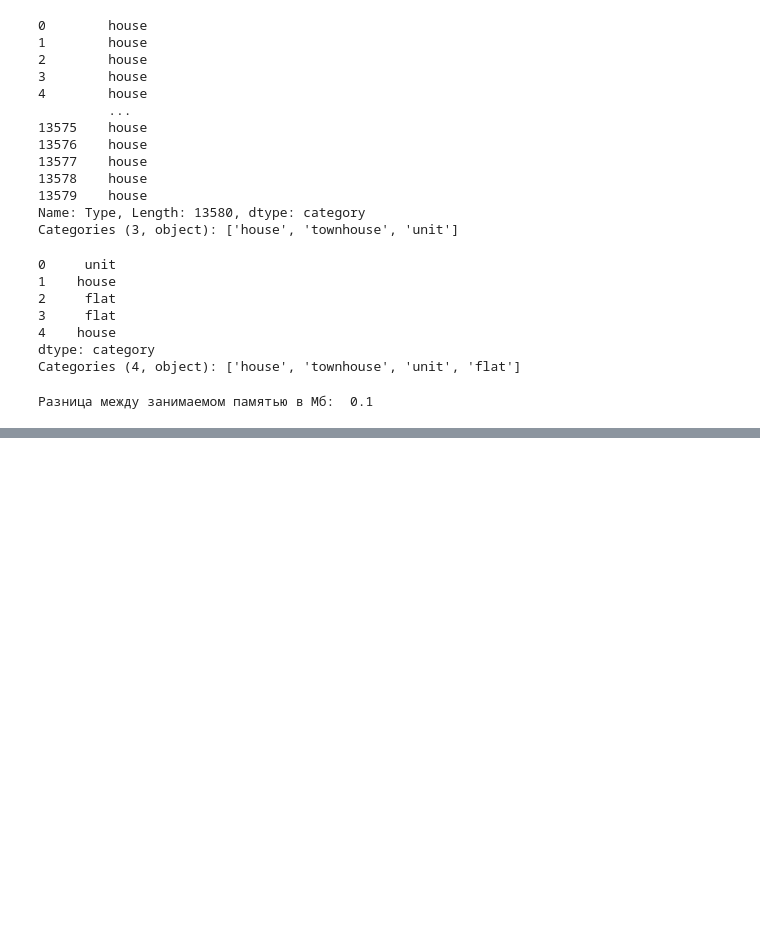
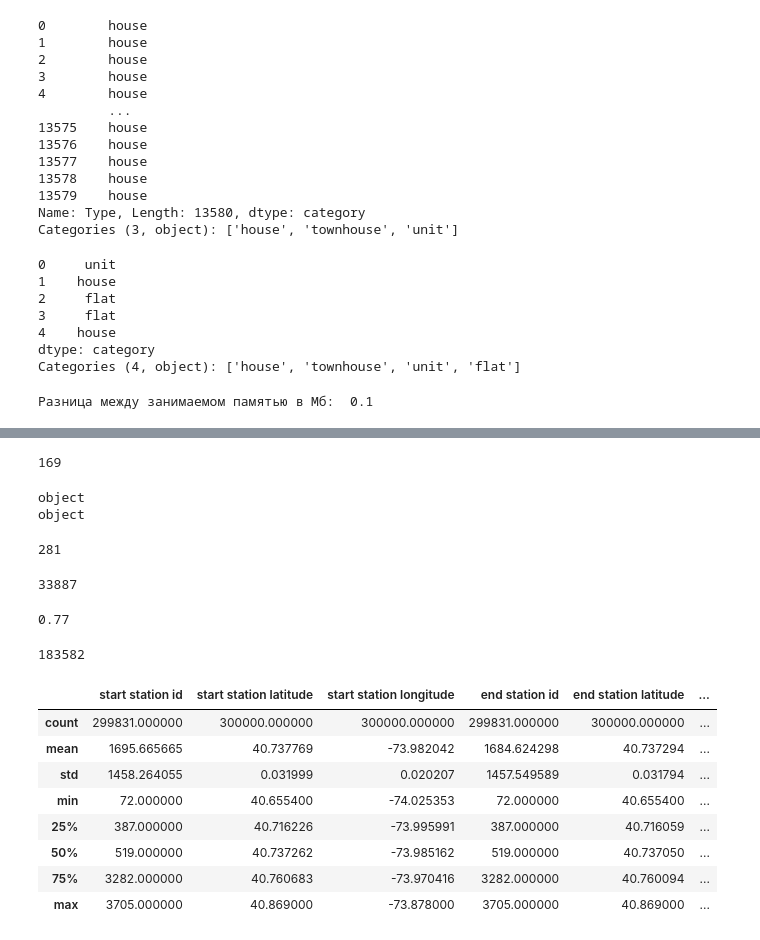
Before and after one commit to thetitorenko/sf_dspr_code, a Jupyter notebook: 01-block/04-python_11/04-python_11.ipynb, the cells around one changed output, grey strips where cells are left out. Drawn from its saved outputs; the diff is of its cells as text; code cells hidden in the pictures; blank space fills up the shorter version.

```diff
--- a/01-block/04-python_11/04-python_11.ipynb
+++ b/01-block/04-python_11/04-python_11.ipynb
@@ -629,0 +632,2 @@ print('Разница между занимаемом памятью в Мб: '
+# %%
+bike_data = pd.read_csv('data/citibike-tripdata.csv')
@@ -629,0 +663,68 @@ print('Разница между занимаемом памятью в Мб: '
+# %%
+# Задание 6.1
+
+# Сколько пропусков в датафрейме на основе столбца 'end station id'
+bike_data.shape[0] - bike_data['end station id'].count()
+# %% [output]
+169
+# %%
+# Задание 6.2
+
+# Тип данных в столбцах 'starttime' и 'stoptime'
+print(bike_data['starttime'].dtypes)
+print(bike_data['stoptime'].dtypes)
+# %% [output]
+object
+object
+# %%
+# Задание 6.3
+
+# Идентификатор самой популярной станции отправления
+round(bike_data['start station id'].mode()[0])
+# %% [output]
+281
+# %%
+# Задание 6.4
+
+# Идентификатор самого популярного велосипеда
+bike_data['bikeid'].mode()[0]
+# %% [output]
+33887
+# %%
+# Задание 6.5
+
+# Создаем маску по самому популярному типу пользователя
+mask = bike_data['usertype'] == bike_data['usertype'].mode()[0]
+
+# Считаем количество пользователей по этому типу
+mode_user_count = bike_data[mask].shape[0]
+
+# Считаем долю пользователей, которые самые популярные
+round(mode_user_count / bike_data.shape[0], 2)
+# %% [output]
+0.77
+# %%
+# Задание 6.6
+
+# Создаем маску по самому популярному полу пользователя
+mask = bike_data['gender'] == bike_data['gender'].mode()[0]
+
+# Количество поездок самого популярного пола
+bike_data[mask].shape[0]
+# %% [output]
+183582
+# %%
+# Задание 6.7
+
+display(bike_data.describe())
+display(bike_data.describe(include='object'))
+# %% [output]
+|  | start station id | start station latitude | start station longitude | end station id | end station latitude | ... |
+| count | 299831.000000 | 300000.000000 | 300000.000000 | 299831.000000 | 300000.000000 | ... |
+| mean | 1695.665665 | 40.737769 | -73.982042 | 1684.624298 | 40.737294 | ... |
+| std | 1458.264055 | 0.031999 | 0.020207 | 1457.549589 | 0.031794 | ... |
+| min | 72.000000 | 40.655400 | -74.025353 | 72.000000 | 40.655400 | ... |
+| 25% | 387.000000 | 40.716226 | -73.995991 | 387.000000 | 40.716059 | ... |
+| 50% | 519.000000 | 40.737262 | -73.985162 | 519.000000 | 40.737050 | ... |
+| 75% | 3282.000000 | 40.760683 | -73.970416 | 3282.000000 | 40.760094 | ... |
+| max | 3705.000000 | 40.869000 | -73.878000 | 3705.000000 | 40.869000 | ... |
```
Also changed, not shown: parts of 4 cells of this notebook, 1 other file.
